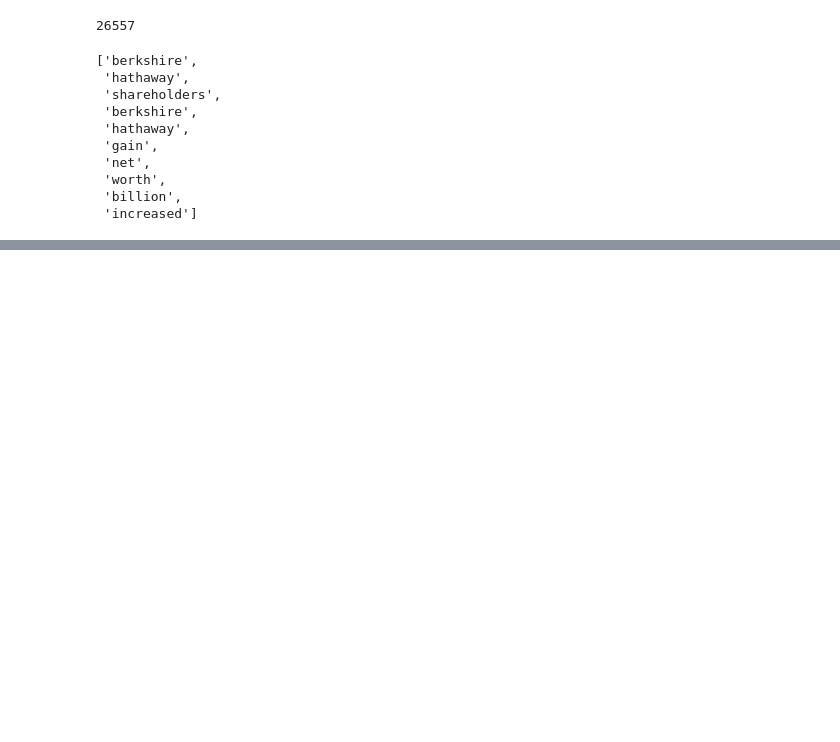
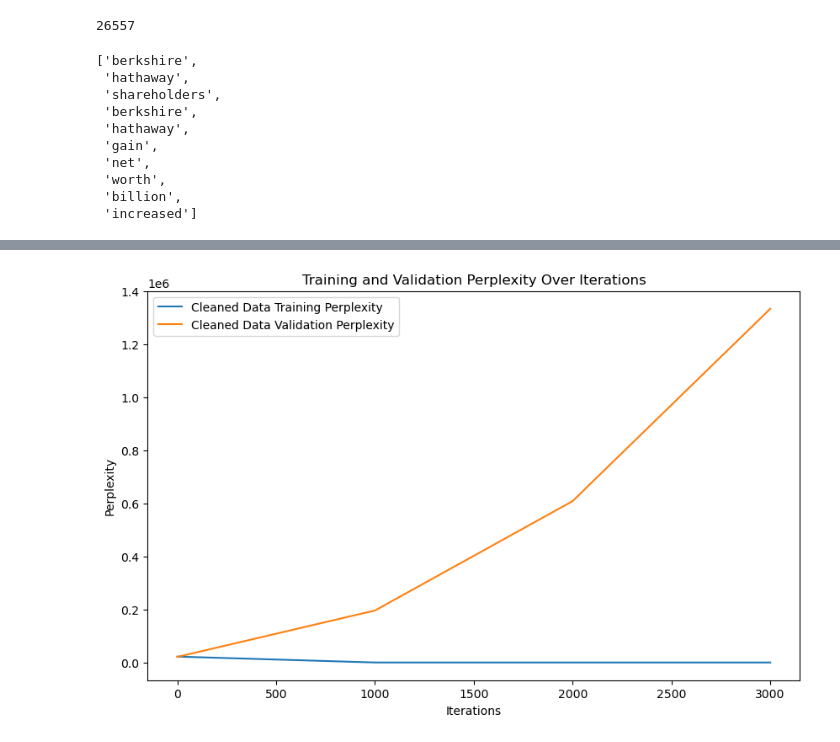
Before and after one commit to AndyFCui/NaturalLanguageProcessing_Intro, a Jupyter notebook: as4/CS6120_NLP_Assignment_4.ipynb, the cells around one changed output, grey strips where cells are left out. Cells and saved outputs as stored; diff of their text form; code cells hidden in the pictures; blank space fills up the shorter version.

```diff
--- a/as4/CS6120_NLP_Assignment_4.ipynb
+++ b/as4/CS6120_NLP_Assignment_4.ipynb
@@ -702,0 +823,17 @@ print(outputs)
+# %%
+# Use perplexity function
+# calculate perlexity
+train_perplexity_cleaned = np.exp(train_losses_cleaned)
+val_perplexity_cleaned = np.exp(val_losses_cleaned)
+
+# plot
+plt.figure(figsize=(10, 6))
+plt.plot(iterations, train_perplexity_cleaned, label='Cleaned Data Training Perplexity')
+plt.plot(iterations, val_perplexity_cleaned, label='Cleaned Data Validation Perplexity')
+plt.xlabel('Iterations')
+plt.ylabel('Perplexity')
+plt.title('Training and Validation Perplexity Over Iterations')
+plt.legend()
+plt.show()
+# %% [output]
+[figure, added]
```
Also changed, not shown: parts of 20 cells of this notebook, 1 other file.
